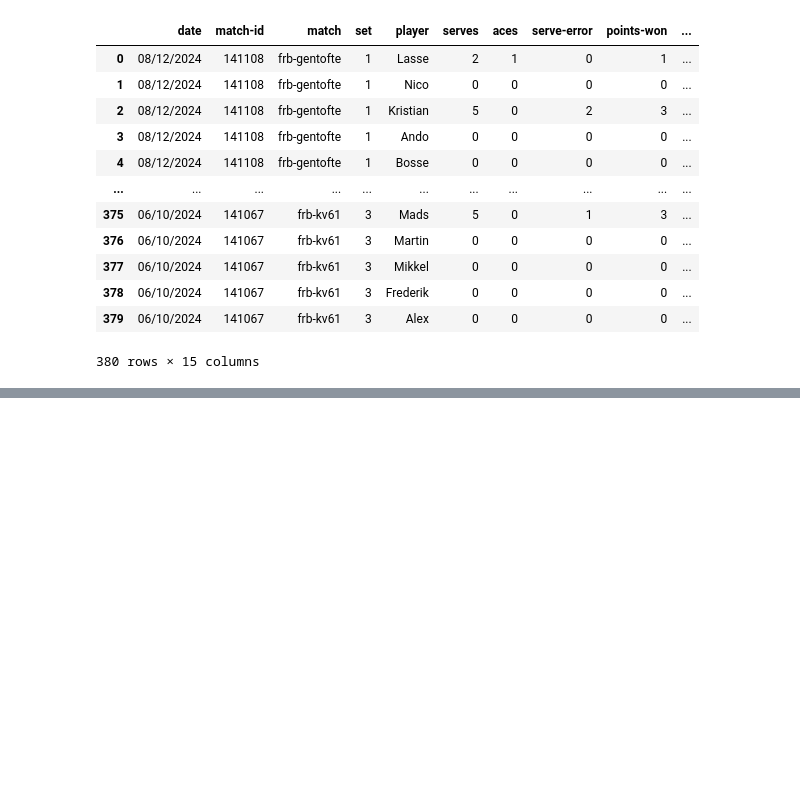
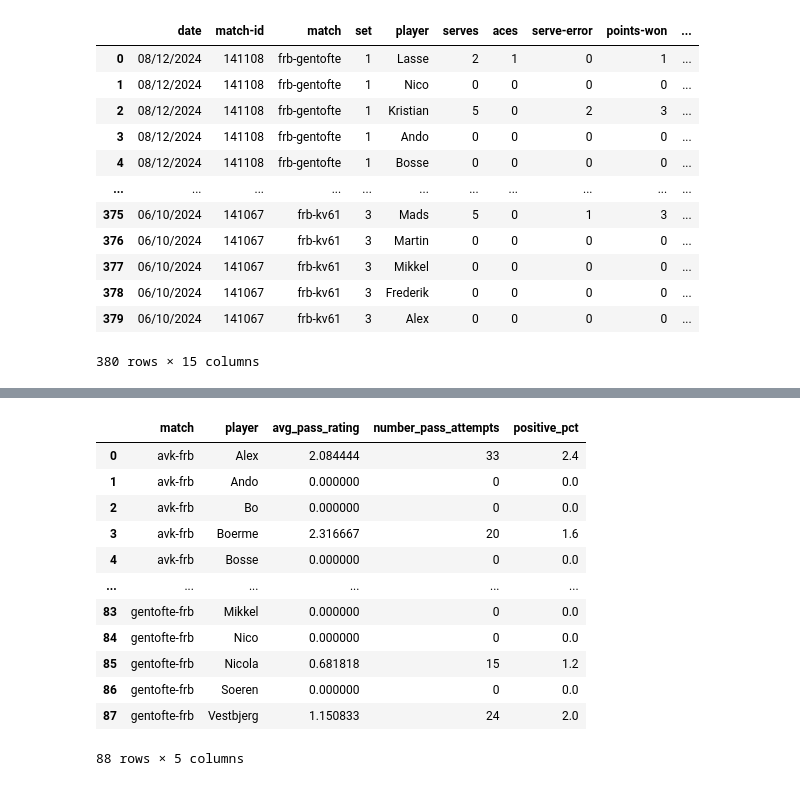
Before and after one commit to alexpcapp/frederiksberg-elite-stats, a Jupyter notebook: data/python/convert-data-per-game.ipynb, the cells around one changed output, grey strips where cells are left out. Saved outputs shown, nothing was run; the diff lists cells and outputs as text; code cells hidden in the pictures; blank space fills up the shorter version.

```diff
--- a/data/python/convert-data-per-game.ipynb
+++ b/data/python/convert-data-per-game.ipynb
@@ -61,0 +159,36 @@ with open("../player-offense-per-game.json", "w") as f:
+# %%
+# Passing statistics per game
+
+df_player_reception = pd.DataFrame(player_reception_data)
+
+# Group by player to get player-level stats
+player_reception_stats_total = df_player_reception.groupby('player').agg(
+    avg_pass_rating=('pass-rating', 'mean'),
+    number_pass_attempts=('pass-attempt', 'sum'),
+    positive_pct=('pass-2', 'mean')
+).reset_index()
+
+player_reception_stats_total["match"] = "all-matches"
+# %%
+# Group by player to get player-level stats
+player_reception_stats = df_player_reception.groupby(['match','player']).agg(
+    avg_pass_rating=('pass-rating', 'mean'),
+    number_pass_attempts=('pass-attempt', 'sum'),
+    positive_pct=('pass-2', 'mean')
+).reset_index()
+
+player_reception_stats
+# %% [output]
+|  | match | player | avg_pass_rating | number_pass_attempts | positive_pct |
+| 0 | avk-frb | Alex | 2.084444 | 33 | 2.4 |
+| 1 | avk-frb | Ando | 0.000000 | 0 | 0.0 |
+| 2 | avk-frb | Bo | 0.000000 | 0 | 0.0 |
+| 3 | avk-frb | Boerme | 2.316667 | 20 | 1.6 |
+| 4 | avk-frb | Bosse | 0.000000 | 0 | 0.0 |
+| ... | ... | ... | ... | ... | ... |
+| 83 | gentofte-frb | Mikkel | 0.000000 | 0 | 0.0 |
+| 84 | gentofte-frb | Nico | 0.000000 | 0 | 0.0 |
+| 85 | gentofte-frb | Nicola | 0.681818 | 15 | 1.2 |
+| 86 | gentofte-frb | Soeren | 0.000000 | 0 | 0.0 |
+| 87 | gentofte-frb | Vestbjerg | 1.150833 | 24 | 2.0 |
+88 rows × 5 columns
```
Also changed, not shown: parts of 8 cells of this notebook, 6 other files.
